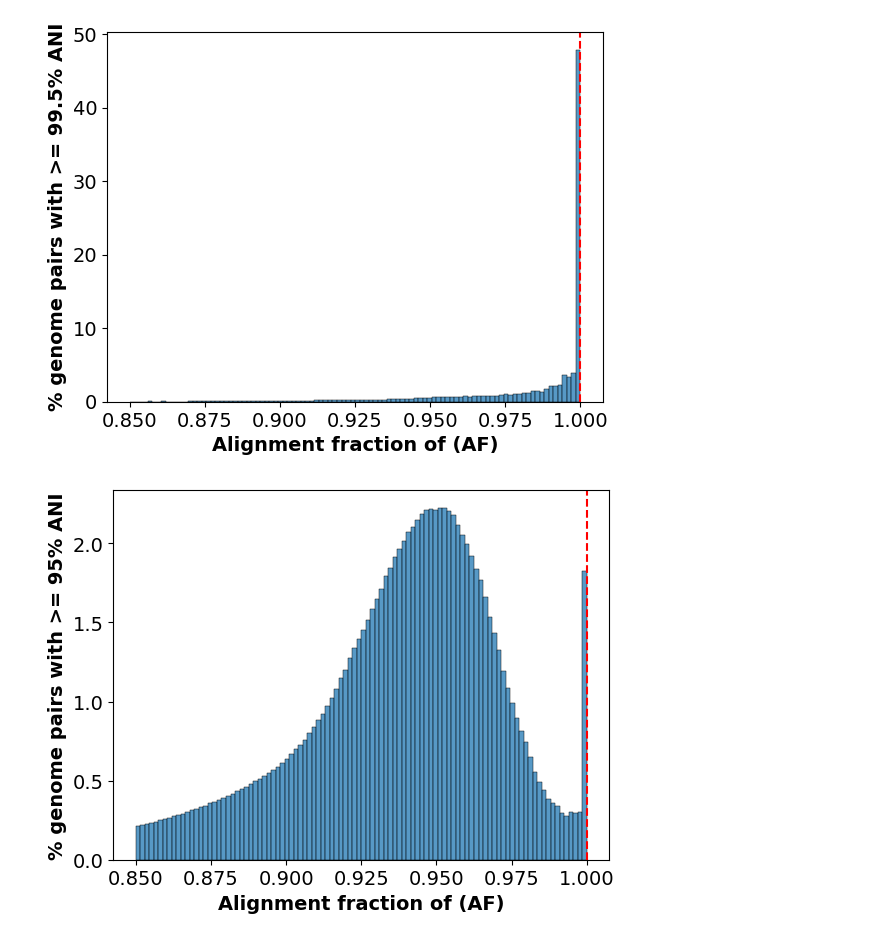
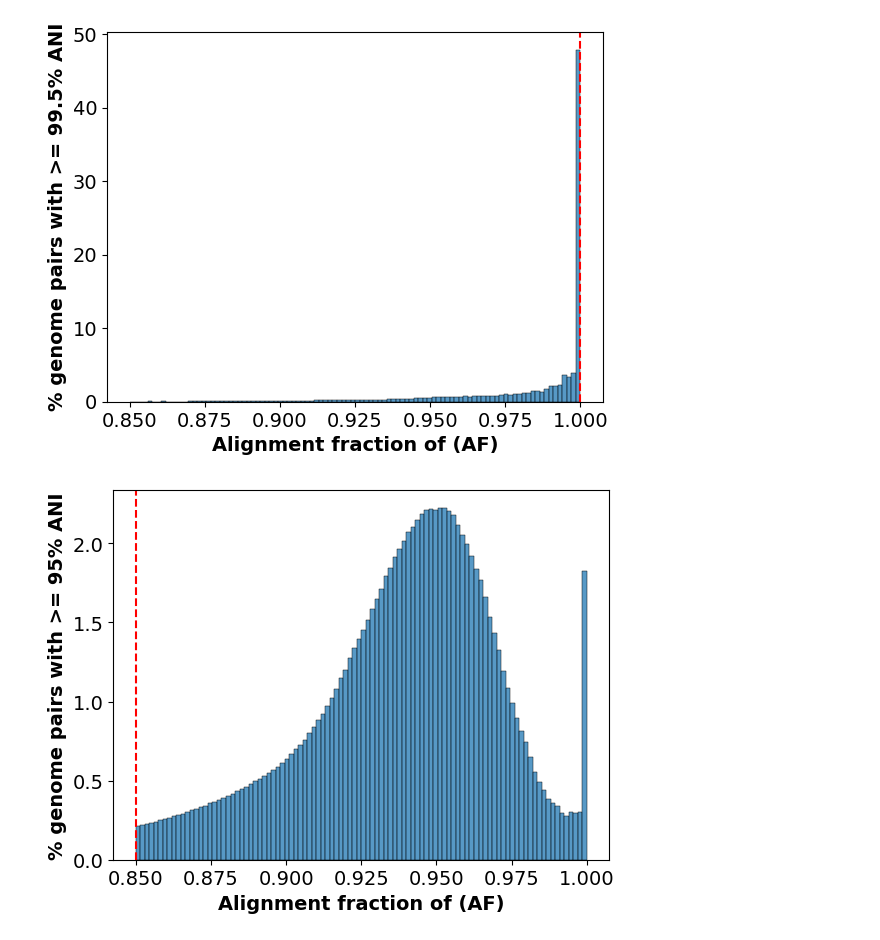
Before and after one commit to UHVDB/uhvdb-manuscript, a Jupyter notebook: figure_s4/figure_s4.ipynb, the cells around one changed output. Drawn from its saved outputs; the diff is of its cells as text; code cells hidden in the pictures.

Commit message:
Updated figure S4 to correct af threshold

```diff
--- a/figure_s4/figure_s4.ipynb
+++ b/figure_s4/figure_s4.ipynb
@@ -49,9 +49,9 @@ plt.show()
 # %%
 ### plot AF (relative to query) distribution for genomes with >= 95% ANI
 sns.histplot(ani.filter(pl.col('ani') >= 0.95)['qcov'], bins=100, stat='percent')
 plt.xlabel("Alignment fraction of (AF)", fontdict={'fontweight': 'bold'})
 plt.ylabel("% genome pairs with >= 95% ANI", fontdict={'fontweight': 'bold'})
-plt.axvline(x=1.0, color="red", linestyle="--")
+plt.axvline(x=0.85, color="red", linestyle="--")
 plt.show()
 # %% [output]
-[figure, old version]
+[figure, new version]
```
